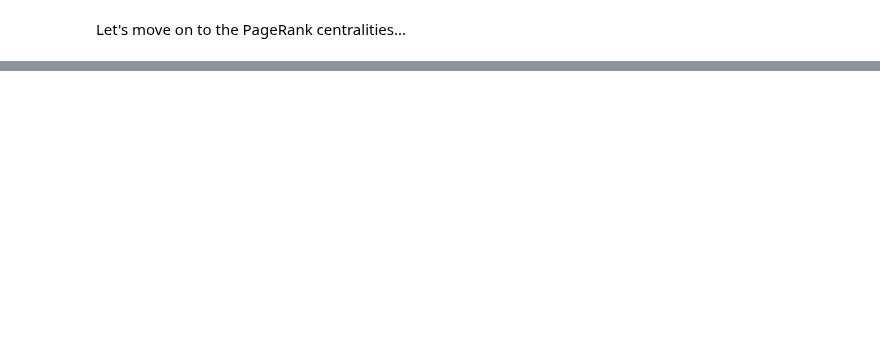
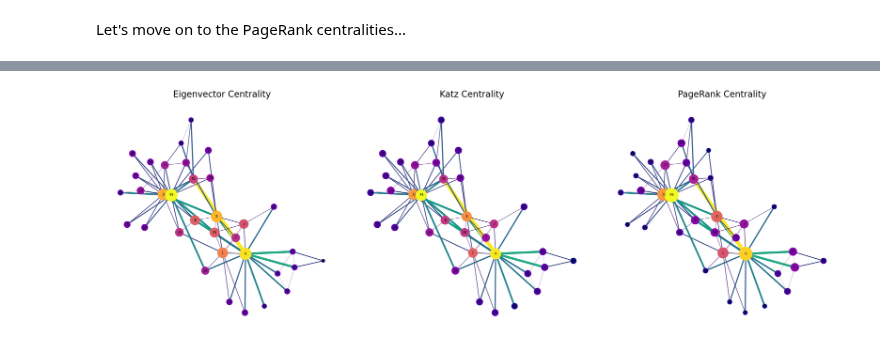
Before and after one commit to vmpreciado/NETS3120, a Jupyter notebook: CentralitiesZachary2.ipynb, the cells around one changed output, grey strips where cells are left out. Cells and saved outputs as stored; diff of their text form; code cells hidden in the pictures; blank space fills up the shorter version.

```diff
--- a/CentralitiesZachary2.ipynb
+++ b/CentralitiesZachary2.ipynb
@@ -59,0 +60,43 @@ draw_graph_with_centrality(G, pagerank_centralities, 'PageRank Centrality', pos)
+# %%
+# Compute edge betweenness to color edges
+edge_betweenness = nx.edge_betweenness_centrality(G)
+
+# Compute average values for normalization
+avg_eigenvector = sum(eigenvector_centrality.values()) / len(eigenvector_centrality)
+avg_katz = sum(katz_centrality.values()) / len(katz_centrality)
+avg_pagerank = sum(pagerank_centrality.values()) / len(pagerank_centrality)
+max_edge_betweenness = sum(edge_betweenness.values()) / len(edge_betweenness)
+
+edges, edge_betw_values = zip(*edge_betweenness.items())
+edge_colors = [edge_betweenness[e] / max_edge_betweenness for e in G.edges()]
+edge_widths = [(edge_betweenness[e] * 2) / max_edge_betweenness for e in G.edges()]
+
+fig, axes = plt.subplots(1, 3, figsize=(24, 8))
+
+# Helper function to draw the network
+def draw_network(ax, G, pos, node_sizes, node_colors, title):
+    nx.draw_networkx_edges(G, pos, ax=ax, edgelist=edges, edge_color=edge_colors, width=edge_widths, edge_cmap=plt.cm.viridis)
+    nx.draw_networkx_nodes(G, pos, ax=ax, node_size=node_sizes, node_color=node_colors, cmap=plt.cm.plasma)
+    nx.draw_networkx_labels(G, pos, ax=ax, font_size=8)
+    ax.set_title(title, fontsize=20)
+    ax.axis('off')
+
+# Eigenvector Centrality Plot
+node_colors = [eigenvector_centrality[n] / avg_eigenvector for n in G.nodes()]
+node_sizes = [(eigenvector_centrality[n] * 300) / avg_eigenvector for n in G.nodes()]
+draw_network(axes[0], G, pos, node_sizes, node_colors, 'Eigenvector Centrality')
+
+# Katz Centrality Plot
+node_colors = [katz_centrality[n] / avg_katz for n in G.nodes()]
+node_sizes = [(katz_centrality[n] * 300) / avg_katz for n in G.nodes()]
+draw_network(axes[1], G, pos, node_sizes, node_colors, 'Katz Centrality')
+
+# PageRank Centrality Plot
+node_colors = [pagerank_centrality[n] / avg_pagerank for n in G.nodes()]
+node_sizes = [(pagerank_centrality[n] * 300) / avg_pagerank for n in G.nodes()]
+draw_network(axes[2], G, pos, node_sizes, node_colors, 'PageRank Centrality')
+
+plt.tight_layout()
+plt.show()
+# %% [output]
+[figure, added]
```
Also changed, not shown: parts of 3 cells of this notebook.
